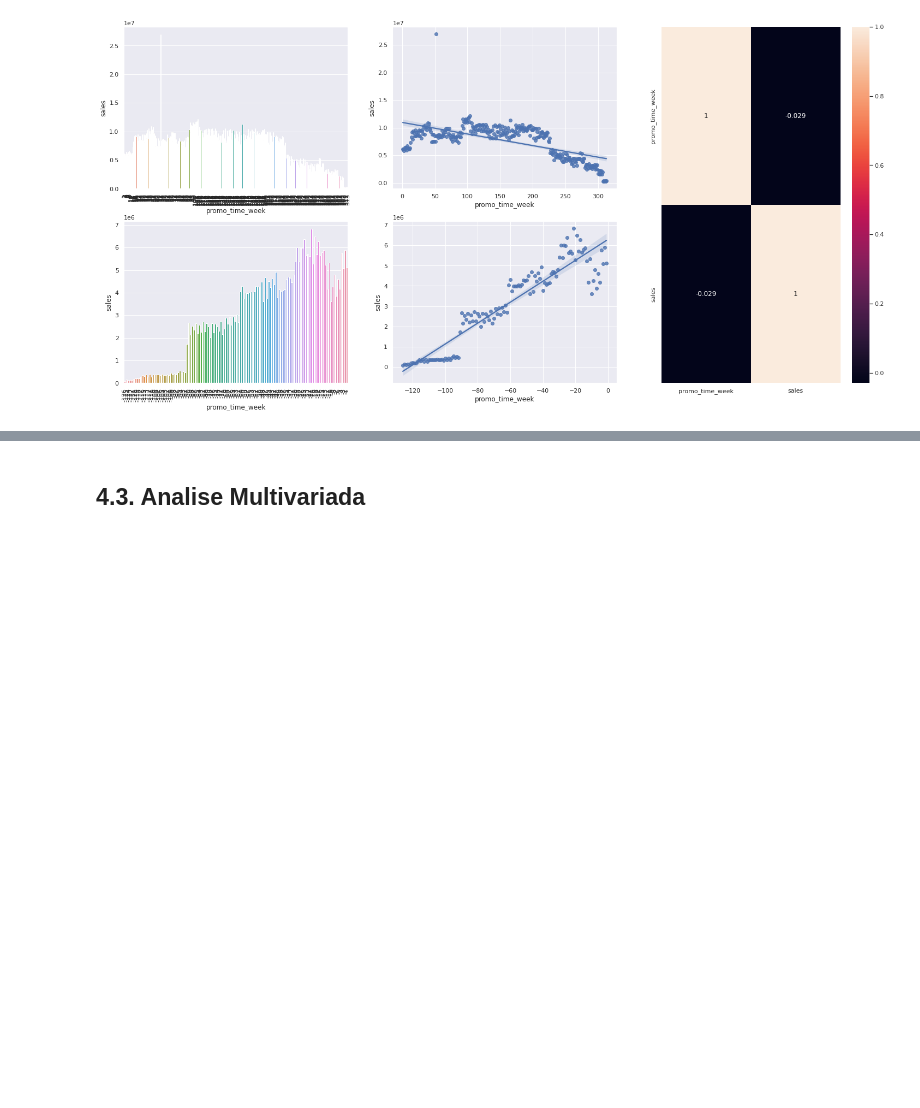
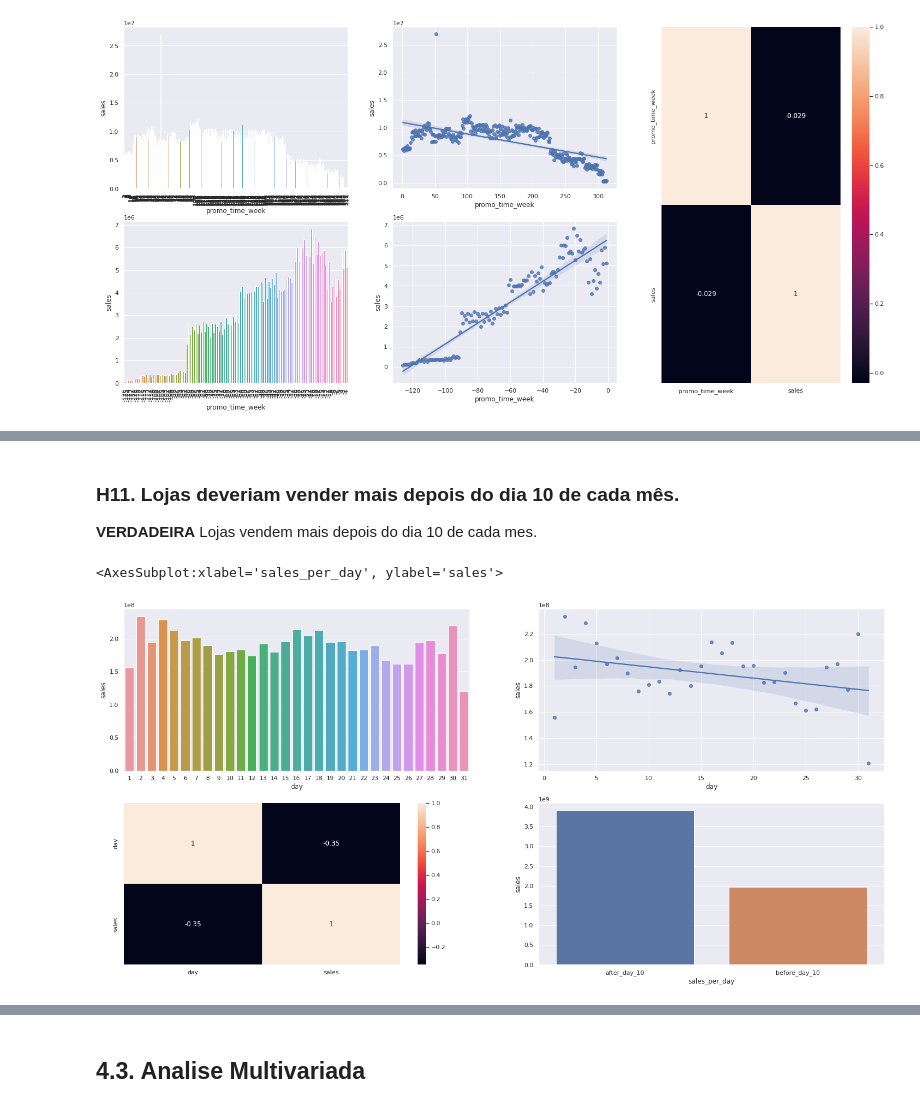
Before and after one commit to daniazevedo7/DataScience_Em_Producao, a Jupyter notebook: proj_m04_v01_store_sales_prediction.ipynb, the cells around one changed output, grey strips where cells are left out. Saved outputs shown, nothing was run; the diff lists cells and outputs as text; code cells hidden in the pictures; blank space fills up the shorter version.

```diff
--- a/proj_m04_v01_store_sales_prediction.ipynb
+++ b/proj_m04_v01_store_sales_prediction.ipynb
@@ -614,0 +664,22 @@ ax.legend(labels=['Traditional & Extendida', 'Extendida']);
+# %% [markdown]
+### **H11.** Lojas deveriam vender mais depois do dia 10 de cada mês.
+**VERDADEIRA** Lojas vendem mais depois do dia 10 de cada mes.
+# %%
+aux1 = df4[['sales', 'day']].groupby('day').sum().reset_index()
+
+plt.subplot(2, 2, 1)
+sns.barplot(x='day', y='sales', data=aux1);
+
+plt.subplot(2, 2, 2)
+sns.regplot(x='day', y='sales', data=aux1);
+
+plt.subplot(2, 2, 3)
+sns.heatmap(aux1.corr(method='pearson'), annot=True);
+
+aux1['sales_per_day'] = aux1['day'].apply(lambda x: 'before_day_10' if x <= 10 else 'after_day_10')
+aux2 = aux1[['sales', 'sales_per_day']].groupby('sales_per_day').sum().reset_index()
+plt.subplot(2, 2, 4)
+sns.barplot(x='sales_per_day', y='sales', data=aux2)
+# %% [output]
+<AxesSubplot:xlabel='sales_per_day', ylabel='sales'>
+[figure, added]
```
Also changed, not shown: parts of 27 cells of this notebook.
